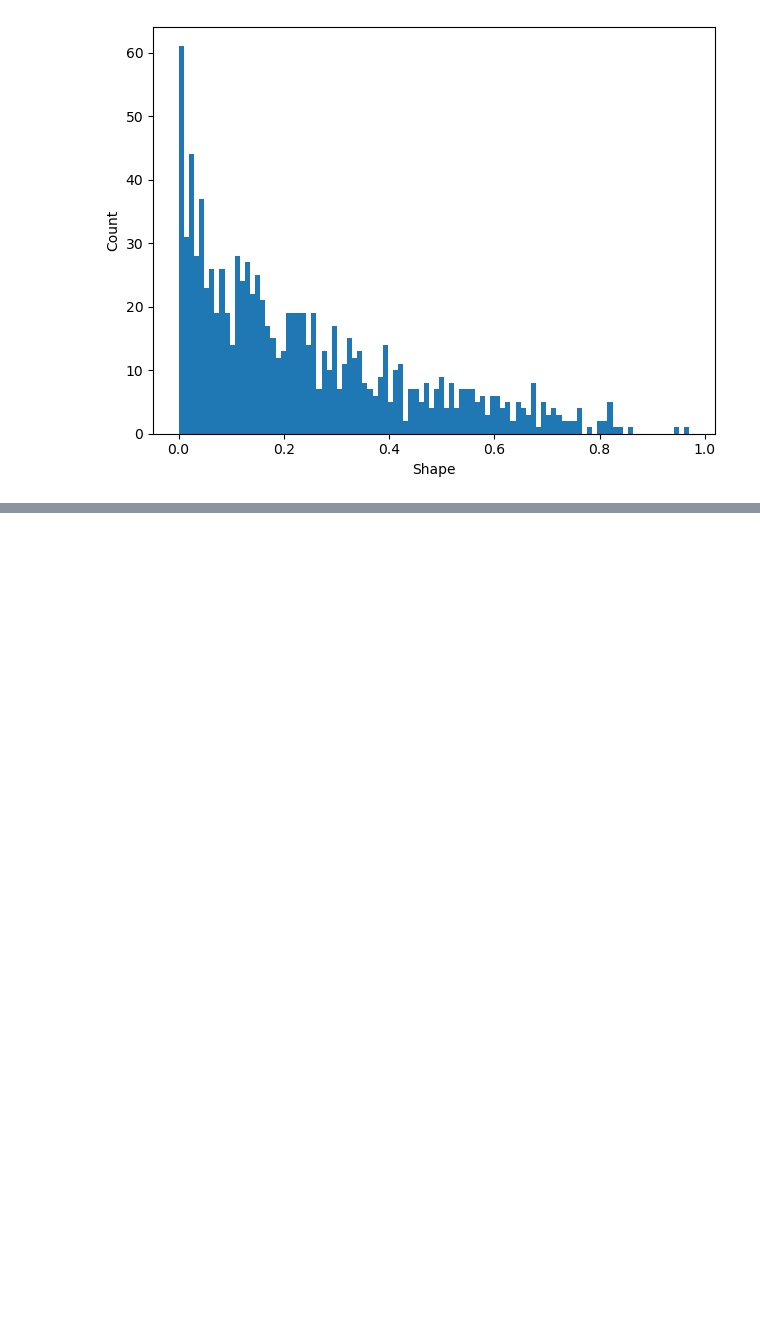
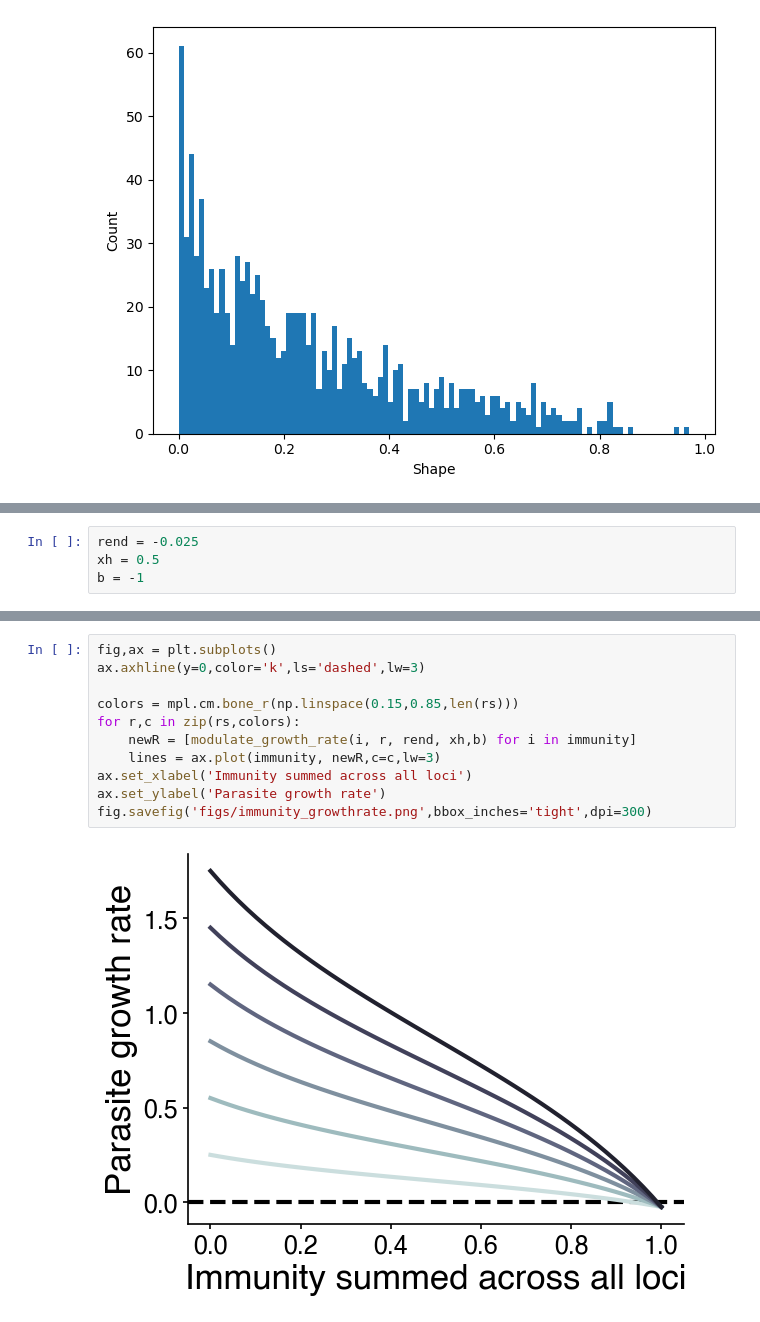
Before and after one commit to blab/pf-longitudinal, a Jupyter notebook: pf-tent/code/mechanistic.ipynb, the cells around one changed output, grey strips where cells are left out. Drawn from its saved outputs; the diff is of its cells as text; blank space fills up the shorter version.

```diff
--- a/pf-tent/code/mechanistic.ipynb
+++ b/pf-tent/code/mechanistic.ipynb
@@ -754,0 +865,4 @@ Text(0.5, 0, 'Shape')
+# %%
+rend = -0.025
+xh = 0.5
+b = -1
@@ -754,0 +894,13 @@ Text(0.5, 0, 'Shape')
+# %%
+fig,ax = plt.subplots()
+ax.axhline(y=0,color='k',ls='dashed',lw=3)
+
+colors = mpl.cm.bone_r(np.linspace(0.15,0.85,len(rs)))
+for r,c in zip(rs,colors):
+    newR = [modulate_growth_rate(i, r, rend, xh,b) for i in immunity]
+    lines = ax.plot(immunity, newR,c=c,lw=3)
+ax.set_xlabel('Immunity summed across all loci')
+ax.set_ylabel('Parasite growth rate')
+fig.savefig('figs/immunity_growthrate.png',bbox_inches='tight',dpi=300)
+# %% [output]
+[figure, added]
```
Also changed, not shown: parts of 31 cells of this notebook, 8 other files.
